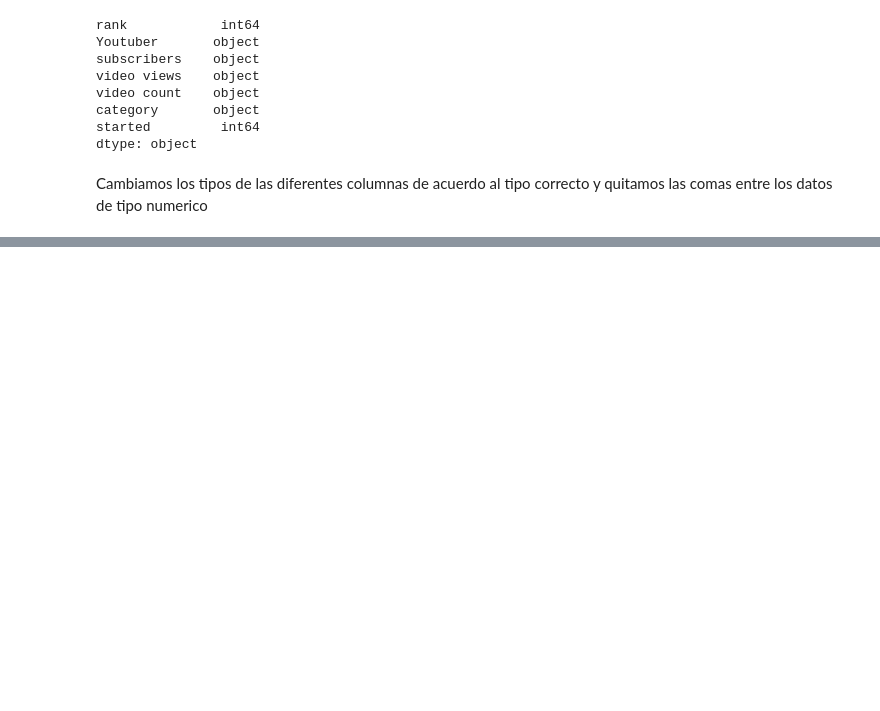
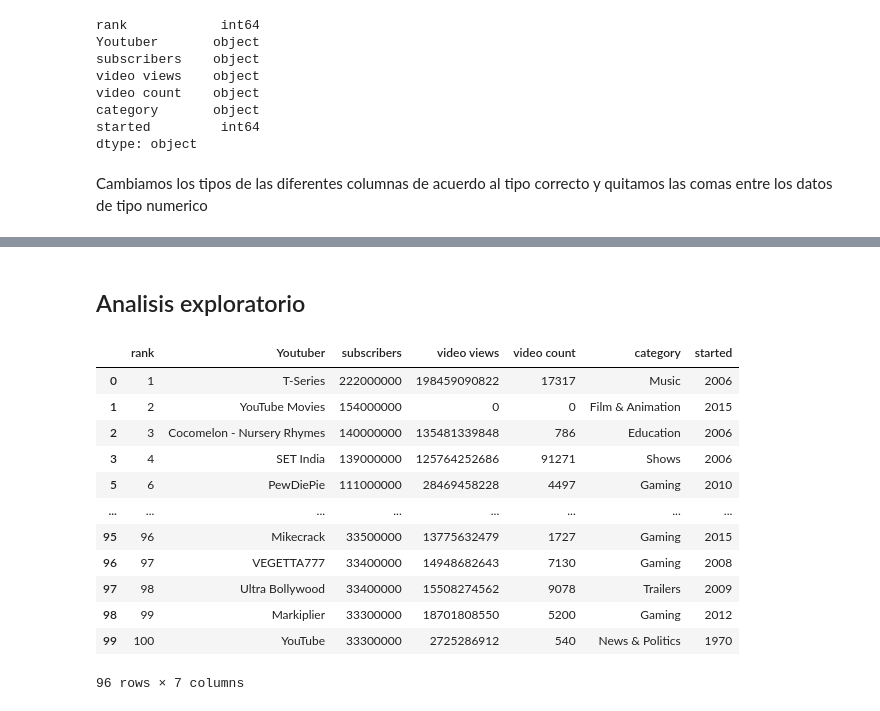
Before and after one commit to JorgeHdzRiv/Canales-de-Youtube-con-mas-suscriptores, a Jupyter notebook: notebook.ipynb, the cells around one changed output, grey strips where cells are left out. Saved outputs shown, nothing was run; the diff lists cells and outputs as text; code cells hidden in the pictures; blank space fills up the shorter version.

```diff
--- a/notebook.ipynb
+++ b/notebook.ipynb
@@ -125,0 +151,18 @@ ValueError: invalid literal for int() with base 10: '222,000,000'
+# %% [markdown]
+## Analisis exploratorio
+# %%
+df
+# %% [output]
+|  | rank | Youtuber | subscribers | video views | video count | category | started |
+| 0 | 1 | T-Series | 222000000 | 198459090822 | 17317 | Music | 2006 |
+| 1 | 2 | YouTube Movies | 154000000 | 0 | 0 | Film & Animation | 2015 |
+| 2 | 3 | Cocomelon - Nursery Rhymes | 140000000 | 135481339848 | 786 | Education | 2006 |
+| 3 | 4 | SET India | 139000000 | 125764252686 | 91271 | Shows | 2006 |
+| 5 | 6 | PewDiePie | 111000000 | 28469458228 | 4497 | Gaming | 2010 |
+| ... | ... | ... | ... | ... | ... | ... | ... |
+| 95 | 96 | Mikecrack | 33500000 | 13775632479 | 1727 | Gaming | 2015 |
+| 96 | 97 | VEGETTA777 | 33400000 | 14948682643 | 7130 | Gaming | 2008 |
+| 97 | 98 | Ultra Bollywood | 33400000 | 15508274562 | 9078 | Trailers | 2009 |
+| 98 | 99 | Markiplier | 33300000 | 18701808550 | 5200 | Gaming | 2012 |
+| 99 | 100 | YouTube | 33300000 | 2725286912 | 540 | News & Politics | 1970 |
+96 rows × 7 columns
```
Also changed, not shown: parts of 15 cells of this notebook.
